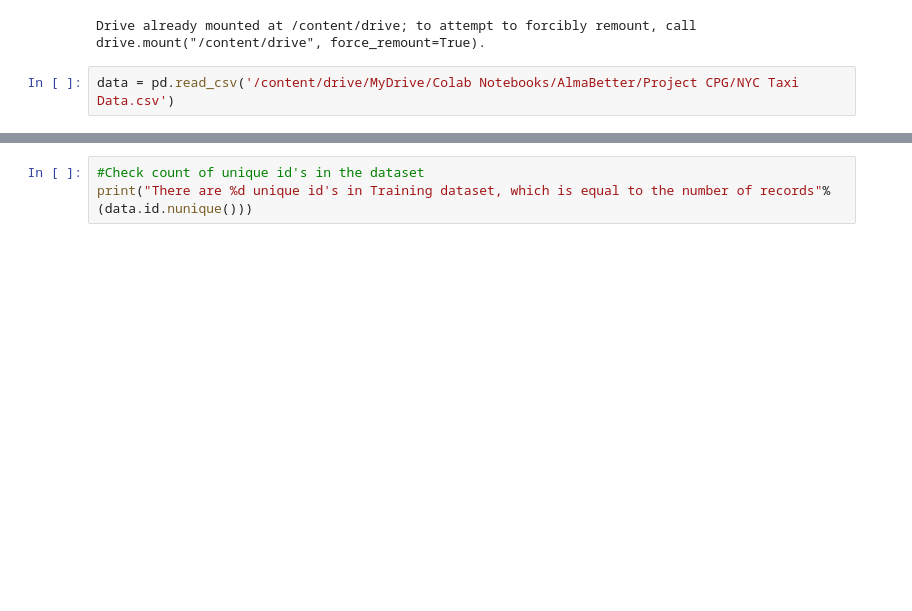
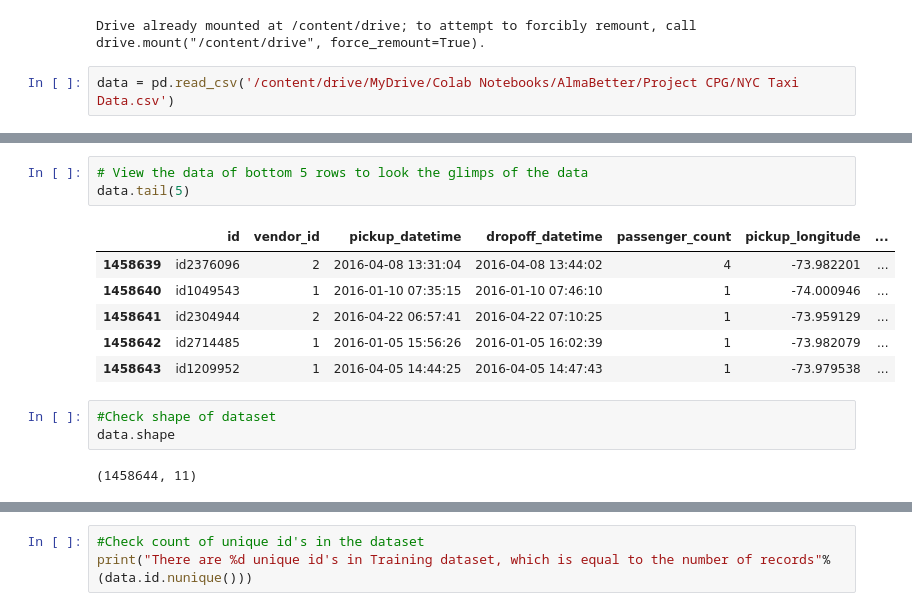
Before and after one commit to harshithgowdakc/NYC-Taxi-Data, a Jupyter notebook: NYC_Taxi_Data.ipynb, the cells around one changed output, grey strips where cells are left out. Saved outputs shown, nothing was run; the diff lists cells and outputs as text; blank space fills up the shorter version.

```diff
--- a/NYC_Taxi_Data.ipynb
+++ b/NYC_Taxi_Data.ipynb
@@ -84,0 +68,15 @@ data.shape
+# %%
+# View the data of bottom 5 rows to look the glimps of the data
+data.tail(5)
+# %% [output]
+|  | id | vendor_id | pickup_datetime | dropoff_datetime | passenger_count | pickup_longitude | ... |
+| 1458639 | id2376096 | 2 | 2016-04-08 13:31:04 | 2016-04-08 13:44:02 | 4 | -73.982201 | ... |
+| 1458640 | id1049543 | 1 | 2016-01-10 07:35:15 | 2016-01-10 07:46:10 | 1 | -74.000946 | ... |
+| 1458641 | id2304944 | 2 | 2016-04-22 06:57:41 | 2016-04-22 07:10:25 | 1 | -73.959129 | ... |
+| 1458642 | id2714485 | 1 | 2016-01-05 15:56:26 | 2016-01-05 16:02:39 | 1 | -73.982079 | ... |
+| 1458643 | id1209952 | 1 | 2016-04-05 14:44:25 | 2016-04-05 14:47:43 | 1 | -73.979538 | ... |
+# %%
+#Check shape of dataset
+data.shape
+# %% [output]
+(1458644, 11)
```
Also changed, not shown: parts of 114 cells of this notebook.
